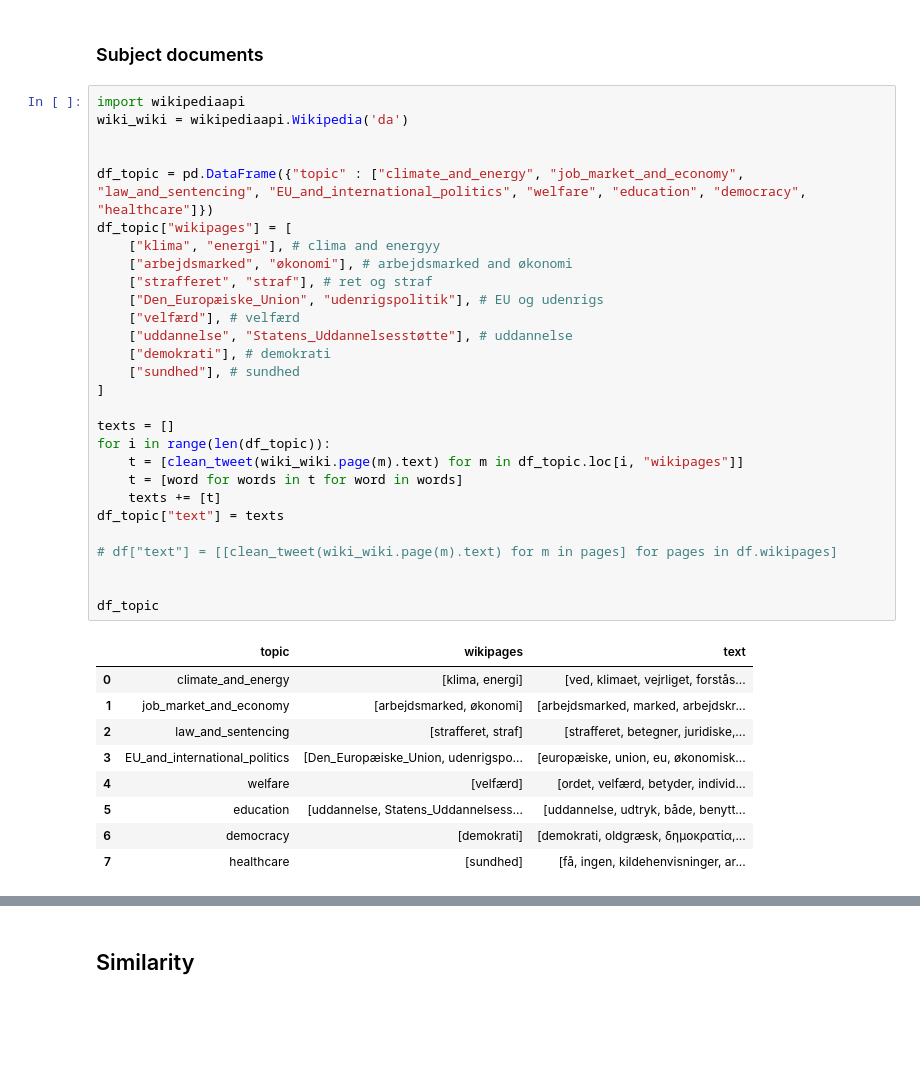
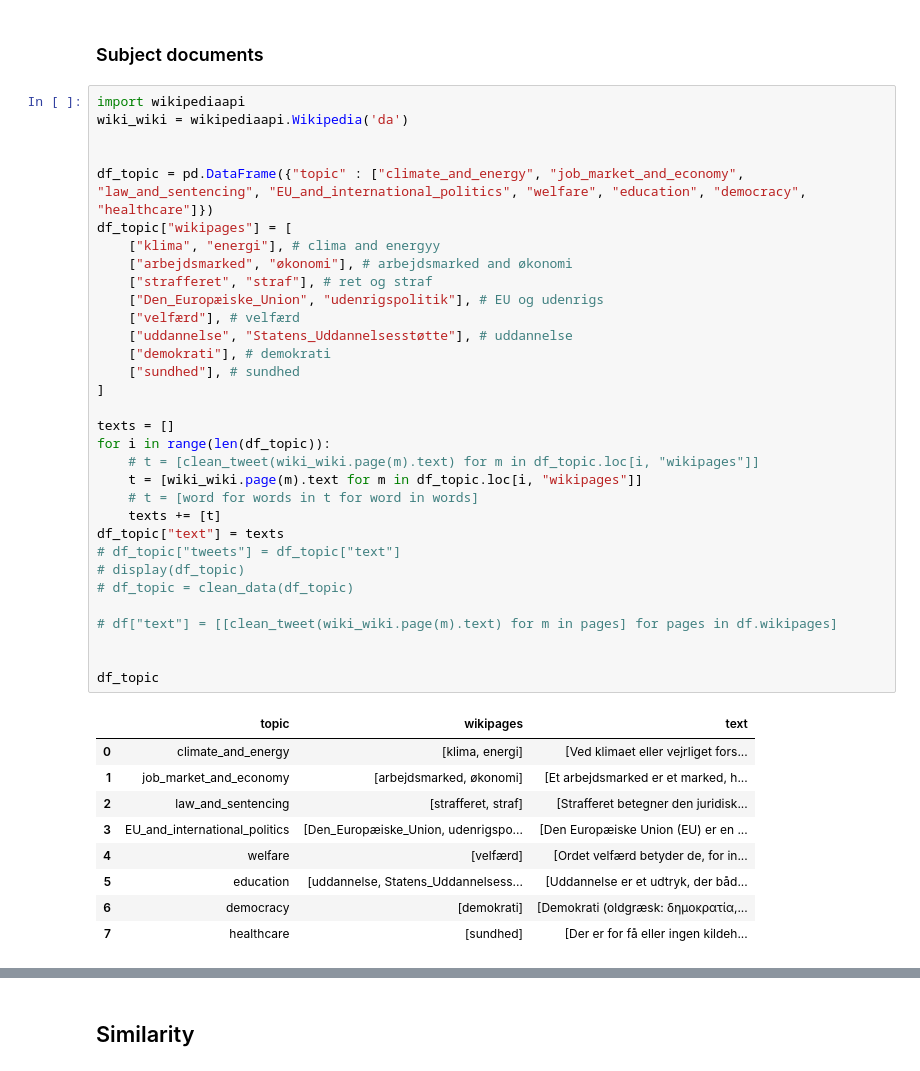
Before and after one commit to s180820/02807_dkpol, a Jupyter notebook: 03_candidate_test.ipynb, the cells around one changed output, grey strips where cells are left out. Saved outputs shown, nothing was run; the diff lists cells and outputs as text; blank space fills up the shorter version.

```diff
--- a/03_candidate_test.ipynb
+++ b/03_candidate_test.ipynb
@@ -136,38 +159,42 @@ df_politician
 # %%
 import wikipediaapi
 wiki_wiki = wikipediaapi.Wikipedia('da')
 
 
 df_topic = pd.DataFrame({"topic" : ["climate_and_energy", "job_market_and_economy", "law_and_sentencing", "EU_and_international_politics", "welfare", "education", "democracy", "healthcare"]})
 df_topic["wikipages"] = [
     ["klima", "energi"], # clima and energyy
     ["arbejdsmarked", "økonomi"], # arbejdsmarked and økonomi
     ["strafferet", "straf"], # ret og straf
     ["Den_Europæiske_Union", "udenrigspolitik"], # EU og udenrigs
     ["velfærd"], # velfærd
     ["uddannelse", "Statens_Uddannelsesstøtte"], # uddannelse
     ["demokrati"], # demokrati
     ["sundhed"], # sundhed
 ]
 
 texts = []
 for i in range(len(df_topic)):
-    t = [clean_tweet(wiki_wiki.page(m).text) for m in df_topic.loc[i, "wikipages"]]
-    t = [word for words in t for word in words]
+    # t = [clean_tweet(wiki_wiki.page(m).text) for m in df_topic.loc[i, "wikipages"]]
+    t = [wiki_wiki.page(m).text for m in df_topic.loc[i, "wikipages"]]
+    # t = [word for words in t for word in words]
     texts += [t]
 df_topic["text"] = texts
+# df_topic["tweets"] = df_topic["text"]
+# display(df_topic)
+# df_topic = clean_data(df_topic)
 
 # df["text"] = [[clean_tweet(wiki_wiki.page(m).text) for m in pages] for pages in df.wikipages]
 
 
 df_topic
 # %% [output]
 |  | topic | wikipages | text |
-| 0 | climate_and_energy | [klima, energi] | [ved, klimaet, vejrliget, forstås... |
-| 1 | job_market_and_economy | [arbejdsmarked, økonomi] | [arbejdsmarked, marked, arbejdskr... |
-| 2 | law_and_sentencing | [strafferet, straf] | [strafferet, betegner, juridiske,... |
-| 3 | EU_and_international_politics | [Den_Europæiske_Union, udenrigspo... | [europæiske, union, eu, økonomisk... |
-| 4 | welfare | [velfærd] | [ordet, velfærd, betyder, individ... |
-| 5 | education | [uddannelse, Statens_Uddannelsess... | [uddannelse, udtryk, både, benytt... |
-| 6 | democracy | [demokrati] | [demokrati, oldgræsk, δημοκρατία,... |
-| 7 | healthcare | [sundhed] | [få, ingen, kildehenvisninger, ar... |
+| 0 | climate_and_energy | [klima, energi] | [Ved klimaet eller vejrliget fors... |
+| 1 | job_market_and_economy | [arbejdsmarked, økonomi] | [Et arbejdsmarked er et marked, h... |
+| 2 | law_and_sentencing | [strafferet, straf] | [Strafferet betegner den juridisk... |
+| 3 | EU_and_international_politics | [Den_Europæiske_Union, udenrigspo... | [Den Europæiske Union (EU) er en ... |
+| 4 | welfare | [velfærd] | [Ordet velfærd betyder de, for in... |
+| 5 | education | [uddannelse, Statens_Uddannelsess... | [Uddannelse er et udtryk, der båd... |
+| 6 | democracy | [demokrati] | [Demokrati (oldgræsk: δημοκρατία,... |
+| 7 | healthcare | [sundhed] | [Der er for få eller ingen kildeh... |
```
Also changed, not shown: parts of 6 cells of this notebook, 12 other files.
